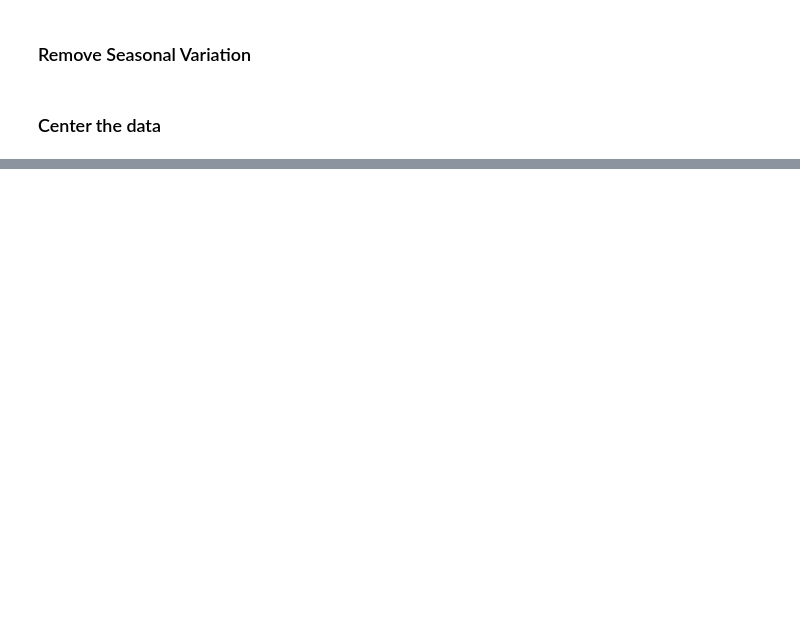
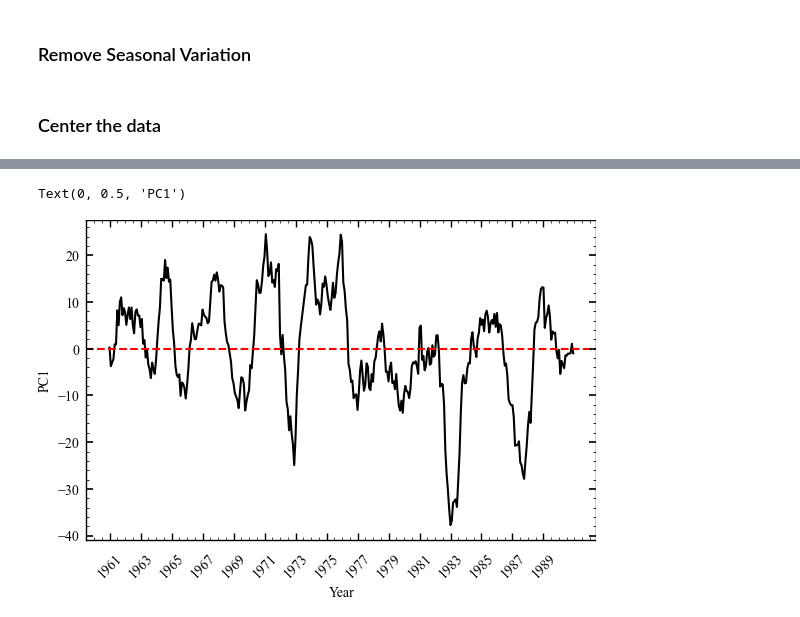
Before and after one commit to Shockblack/EAS6995, a Jupyter notebook: Lab1_SST.ipynb, the cells around one changed output, grey strips where cells are left out. Saved outputs shown, nothing was run; the diff lists cells and outputs as text; code cells hidden in the pictures; blank space fills up the shorter version.

```diff
--- a/Lab1_SST.ipynb
+++ b/Lab1_SST.ipynb
@@ -150,0 +198,15 @@ plt.xlim(0, 100)
+# %%
+# Project the data onto the first EOF
+A = np.ma.dot(eig_vecs_sorted.T, x_tilde)
+# %%
+# Time series of the first EOF
+plt.plot(A[0,:])
+# X axis given by headers array
+plt.xticks(np.arange(0, 360, 24), headers[::24,2], rotation=45)
+plt.axhline(y=0, color='r', linestyle='--')
+plt.xlabel('Year')
+plt.ylabel('PC1')
+# plt.savefig('figs/lab0/PC1.png', dpi=300, bbox_inches='tight')
+# %% [output]
+Text(0, 0.5, 'PC1')
+[figure, added]
```
Also changed, not shown: parts of 17 cells of this notebook, 8 other files.
